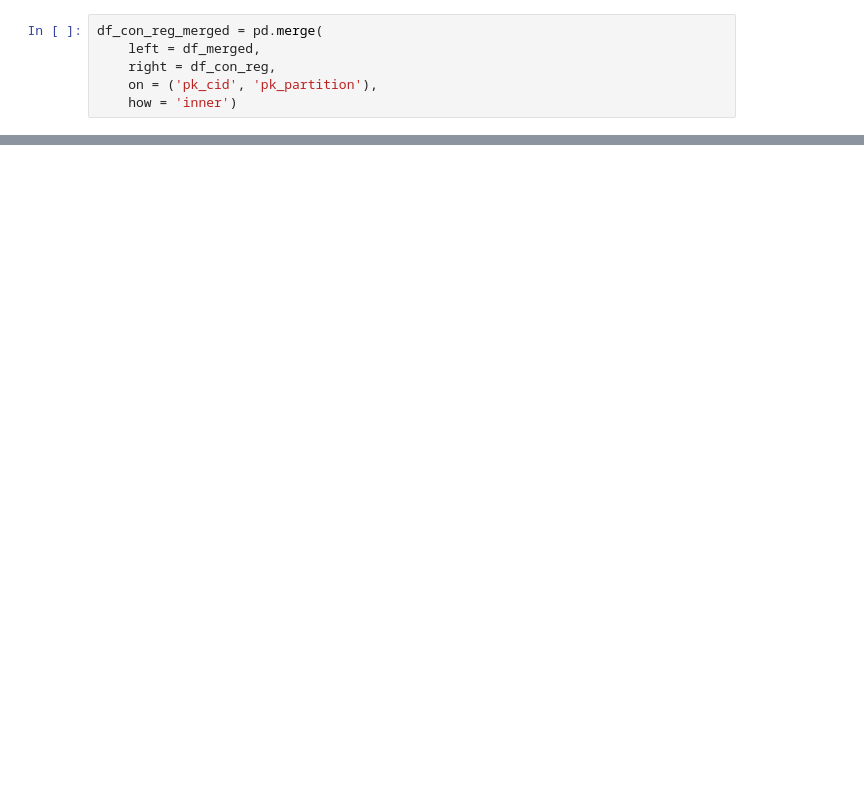
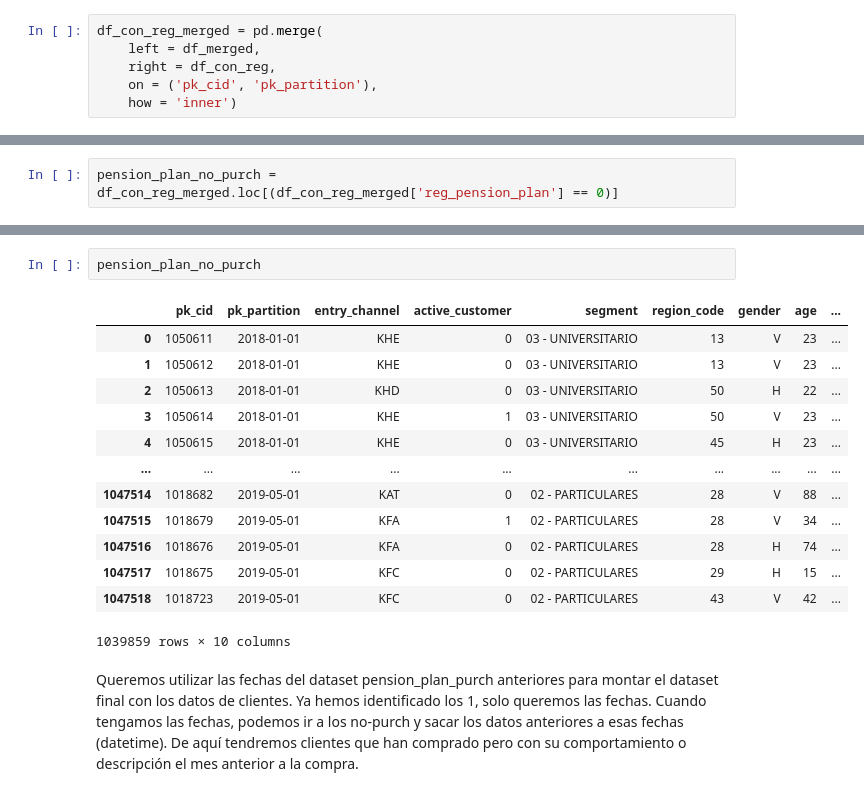
Before and after one commit to Orlan-138/TFM-EasyMoney, a Jupyter notebook: Dataframe_modelo/dataframe_modelo.ipynb, the cells around one changed output, grey strips where cells are left out. Cells and saved outputs as stored; diff of their text form; blank space fills up the shorter version.

```diff
--- a/Dataframe_modelo/dataframe_modelo.ipynb
+++ b/Dataframe_modelo/dataframe_modelo.ipynb
@@ -708,0 +587,2 @@ df_cp.loc[(df_cp['pk_cid'] == 1050659)]
+# %%
+pension_plan_no_purch = df_con_reg_merged.loc[(df_con_reg_merged['reg_pension_plan'] == 0)]
@@ -708,0 +600,21 @@ df_cp.loc[(df_cp['pk_cid'] == 1050659)]
+# %%
+pension_plan_no_purch
+# %% [output]
+|  | pk_cid | pk_partition | entry_channel | active_customer | segment | region_code | gender | age | ... |
+| 0 | 1050611 | 2018-01-01 | KHE | 0 | 03 - UNIVERSITARIO | 13 | V | 23 | ... |
+| 1 | 1050612 | 2018-01-01 | KHE | 0 | 03 - UNIVERSITARIO | 13 | V | 23 | ... |
+| 2 | 1050613 | 2018-01-01 | KHD | 0 | 03 - UNIVERSITARIO | 50 | H | 22 | ... |
+| 3 | 1050614 | 2018-01-01 | KHE | 1 | 03 - UNIVERSITARIO | 50 | V | 23 | ... |
+| 4 | 1050615 | 2018-01-01 | KHE | 0 | 03 - UNIVERSITARIO | 45 | H | 23 | ... |
+| ... | ... | ... | ... | ... | ... | ... | ... | ... | ... |
+| 1047514 | 1018682 | 2019-05-01 | KAT | 0 | 02 - PARTICULARES | 28 | V | 88 | ... |
+| 1047515 | 1018679 | 2019-05-01 | KFA | 1 | 02 - PARTICULARES | 28 | V | 34 | ... |
+| 1047516 | 1018676 | 2019-05-01 | KFA | 0 | 02 - PARTICULARES | 28 | H | 74 | ... |
+| 1047517 | 1018675 | 2019-05-01 | KFC | 0 | 02 - PARTICULARES | 29 | H | 15 | ... |
+| 1047518 | 1018723 | 2019-05-01 | KFC | 0 | 02 - PARTICULARES | 43 | V | 42 | ... |
+1039859 rows × 10 columns
+# %% [markdown]
+Queremos utilizar las fechas del dataset pension_plan_purch anteriores para montar el dataset final con los datos de clientes.
+Ya hemos identificado los 1, solo queremos las fechas.
+Cuando tengamos las fechas, podemos ir a los no-purch y sacar los datos anteriores a esas fechas (datetime).
+De aquí tendremos clientes que han comprado pero con su comportamiento o descripción el mes anterior a la compra.
```
Also changed, not shown: parts of 54 cells of this notebook, 1 other file.
